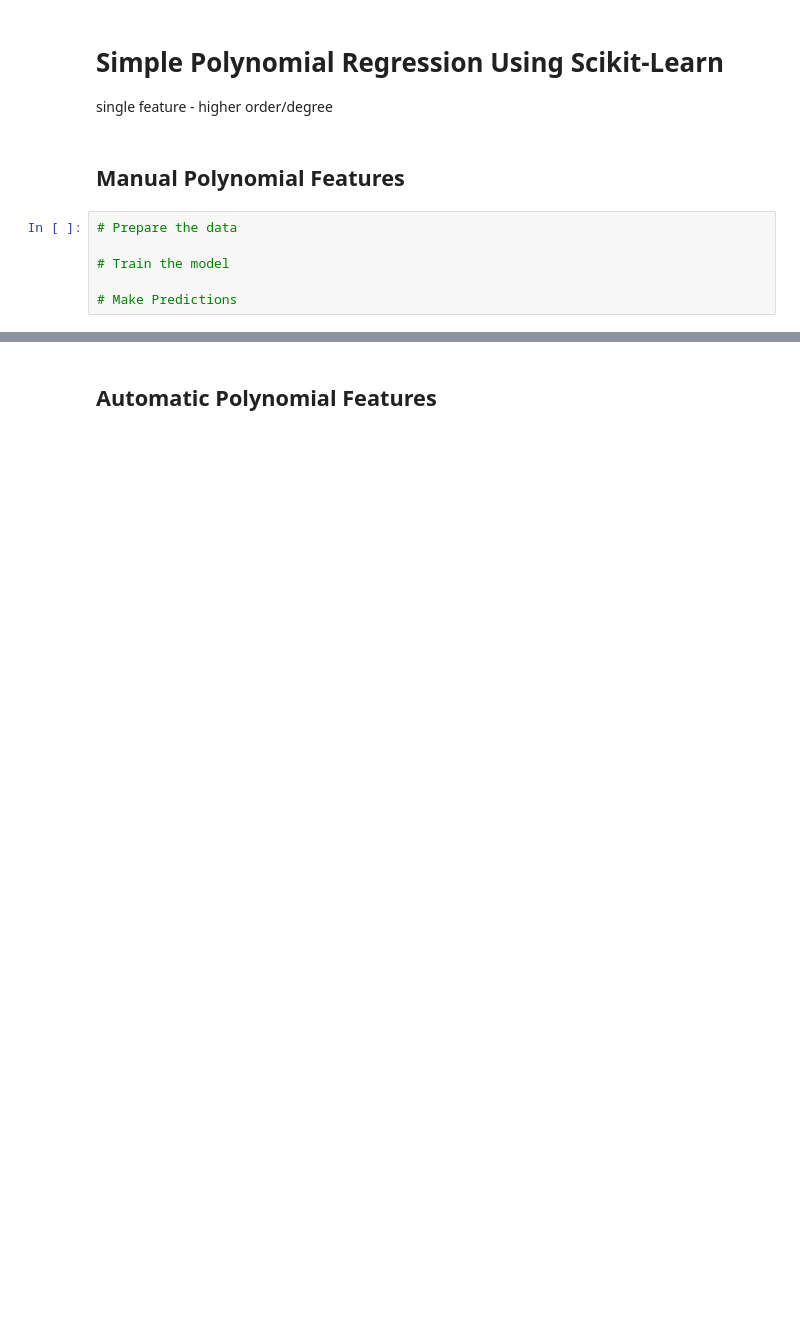
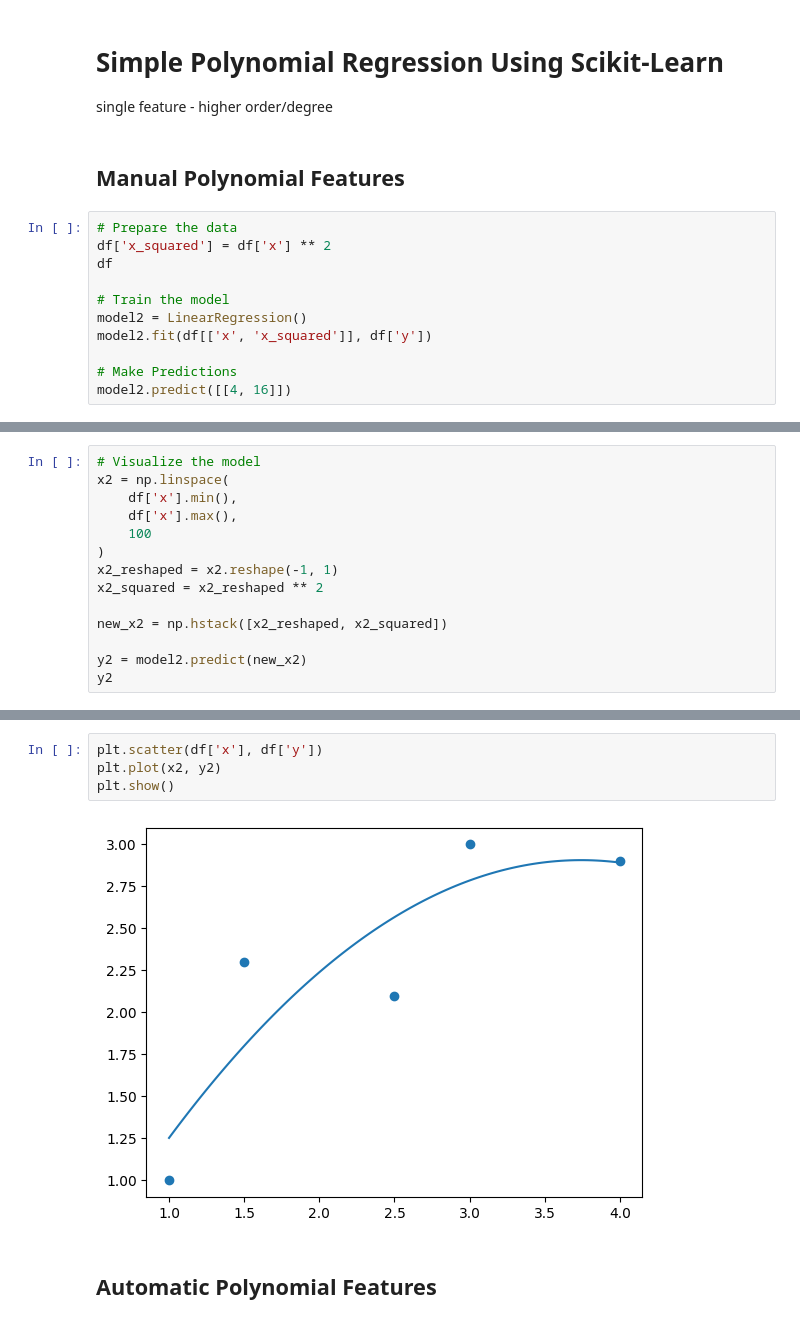
Before and after one commit to IT4063c-Spring23/In-class-sandbox, a Jupyter notebook: modules/Regression/sandbox.ipynb, the cells around one changed output, grey strips where cells are left out. Cells and saved outputs as stored; diff of their text form; blank space fills up the shorter version.

```diff
--- a/modules/Regression/sandbox.ipynb
+++ b/modules/Regression/sandbox.ipynb
@@ -300,7 +381,12 @@ single feature - higher order/degree
 ## Manual Polynomial Features
 # %%
 # Prepare the data
+df['x_squared'] = df['x'] ** 2
+df
 
 # Train the model
+model2 = LinearRegression()
+model2.fit(df[['x', 'x_squared']], df['y'])
 
 # Make Predictions
+model2.predict([[4, 16]])
@@ -308,0 +395,14 @@ single feature - higher order/degree
+# %%
+# Visualize the model
+x2 = np.linspace(
+    df['x'].min(),
+    df['x'].max(),
+    100
+)
+x2_reshaped = x2.reshape(-1, 1)
+x2_squared = x2_reshaped ** 2
+
+new_x2 = np.hstack([x2_reshaped, x2_squared])
+
+y2 = model2.predict(new_x2)
+y2
@@ -309,3 +430,9 @@ single feature - higher order/degree
+# %%
+plt.scatter(df['x'], df['y'])
+plt.plot(x2, y2)
+plt.show()
+# %% [output]
+[figure, added]
 # %% [markdown]
 ## Automatic Polynomial Features
 # %%
```
Also changed, not shown: parts of 20 cells of this notebook.
